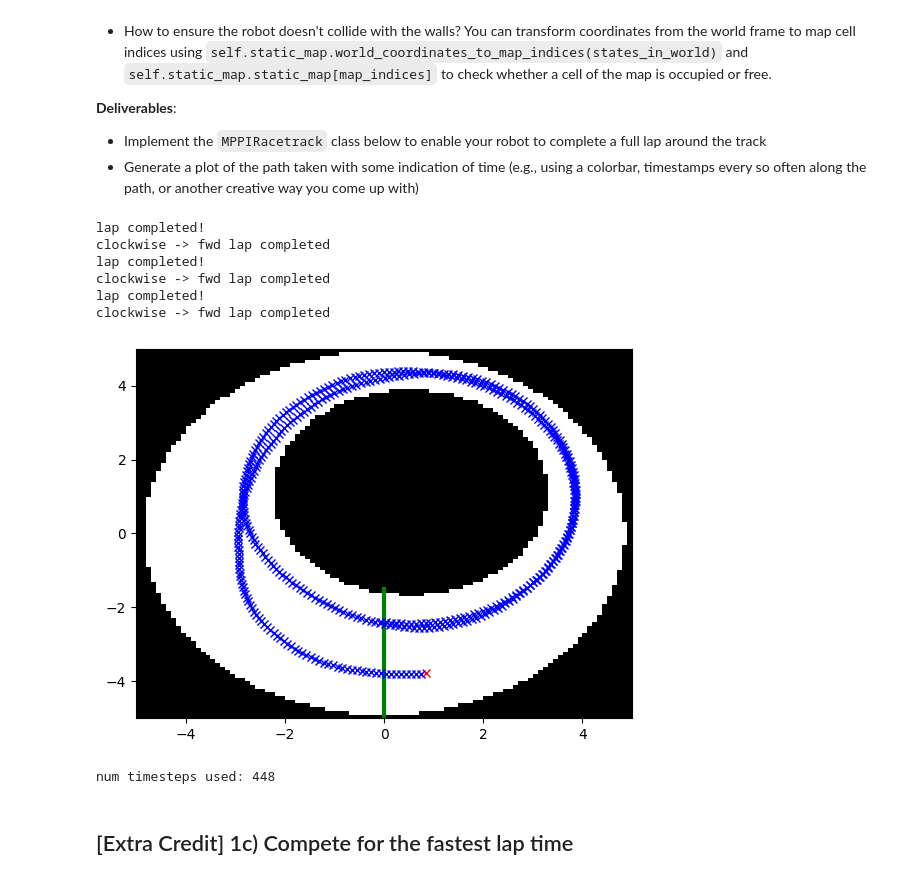
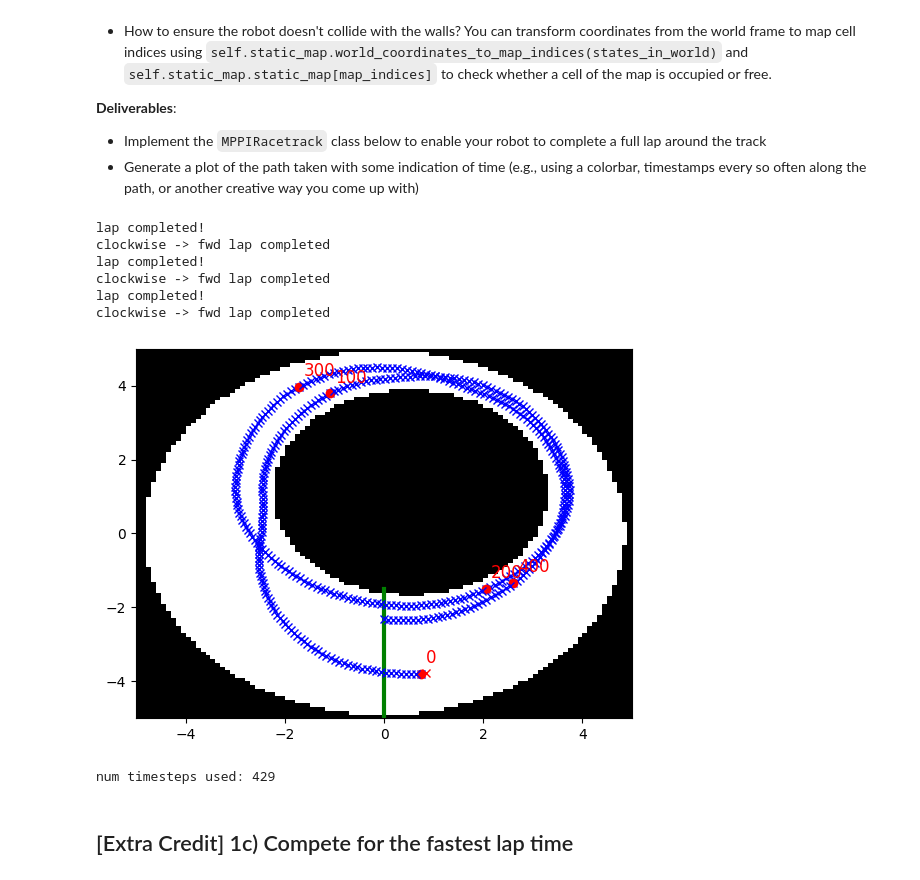
Before and after one commit to rohith-poola/MR, a Jupyter notebook: A2/MR_HW2.ipynb, the cells around one changed output. Cells and saved outputs as stored; diff of their text form; code cells hidden in the pictures.

```diff
--- a/A2/MR_HW2.ipynb
+++ b/A2/MR_HW2.ipynb
@@ -247,11 +247,10 @@ class MPPIRacetrack:
         self.v_max = 1.0        # Linear Velocity max
         self.w_min = -2*np.pi
         self.w_max = 2*np.pi
-        self.H = 20              # Horizon Length
+        self.H = 10              # Horizon Length
         self.dt = 0.1           # Time Steps
-        self.N = 50
-                    # Number of Rollouts
-        self.w_sig = 0.785        # Deviation for Noise
+        self.N = 50             # Number of Rollouts
+        self.w_sig = 1.045        # Deviation for Noise
         self.v_sig = 0.001
         self.lmda = 0.1
 
@@ -350,36 +349,40 @@ def run_planner_on_racetrack(
 
         ax.plot(obs[0], obs[1], "bx")
 
+        if t%100 == 0:
+            ax.plot(obs[0], obs[1], "ro", label=f"{t}")
+            ax.text(obs[0] + 0.1, obs[1] + 0.3, f"{t}", fontsize=12, color="red")
+
         if terminated:
             success = True
             break
 
     num_timesteps_used = t
 
     plt.show()
 
     if success:
         return num_timesteps_used
     else:
         return -1
 
 
 seed = 0
 num_laps = 3
 planner_class = MPPIRacetrack
 num_timesteps_used = run_planner_on_racetrack(
     env, planner_class=planner_class, seed=seed, num_laps=num_laps
 )
 print(f"num timesteps used: {num_timesteps_used}")
 # %% [output]
 lap completed!
 clockwise -> fwd lap completed
 lap completed!
 clockwise -> fwd lap completed
 lap completed!
 clockwise -> fwd lap completed
-[figure, old version]
+[figure, new version]
-num timesteps used: 448
+num timesteps used: 429
 # %% [markdown]
 ## [Extra Credit] 1c) Compete for the fastest lap time
 # %% [markdown]
```
Also changed, not shown: parts of 9 cells of this notebook, 2 other files.
